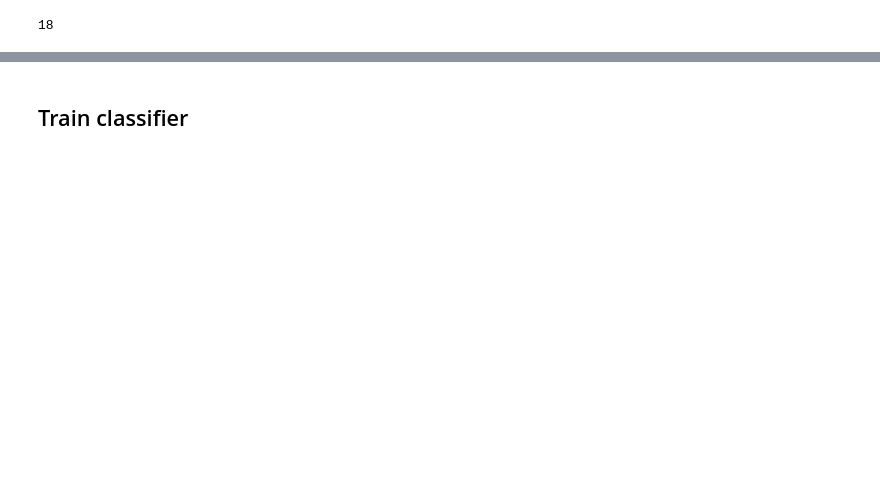
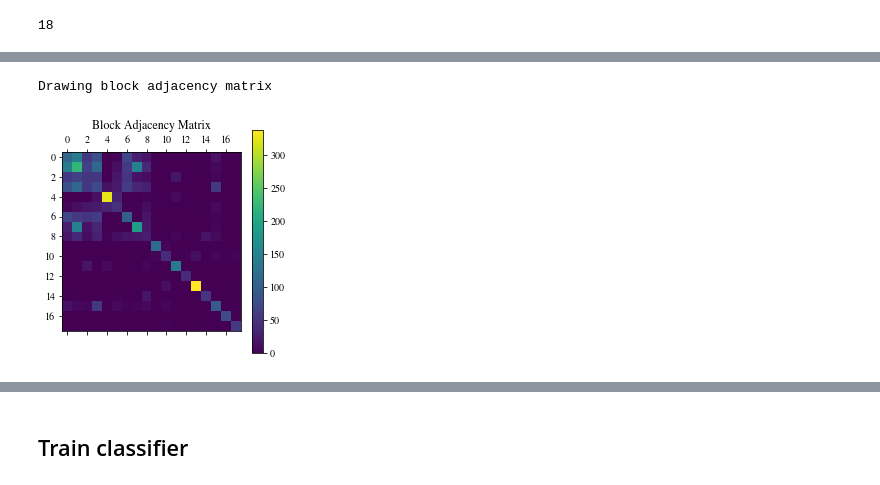
Before and after one commit to LozzaTray/Jormungandr-code, a Jupyter notebook: misc.ipynb, the cells around one changed output, grey strips where cells are left out. Saved outputs shown, nothing was run; the diff lists cells and outputs as text; code cells hidden in the pictures; blank space fills up the shorter version.

```diff
--- a/misc.ipynb
+++ b/misc.ipynb
@@ -70,3 +65,8 @@ Drawing soft partition
+# %%
+graph.plot_matrix()
+# %% [output]
+Drawing block adjacency matrix
+[figure, added]
 # %%
 graph.plot_posterior_props()
 # %% [output]
```
Also changed, not shown: parts of 11 cells of this notebook, 4 other files.
